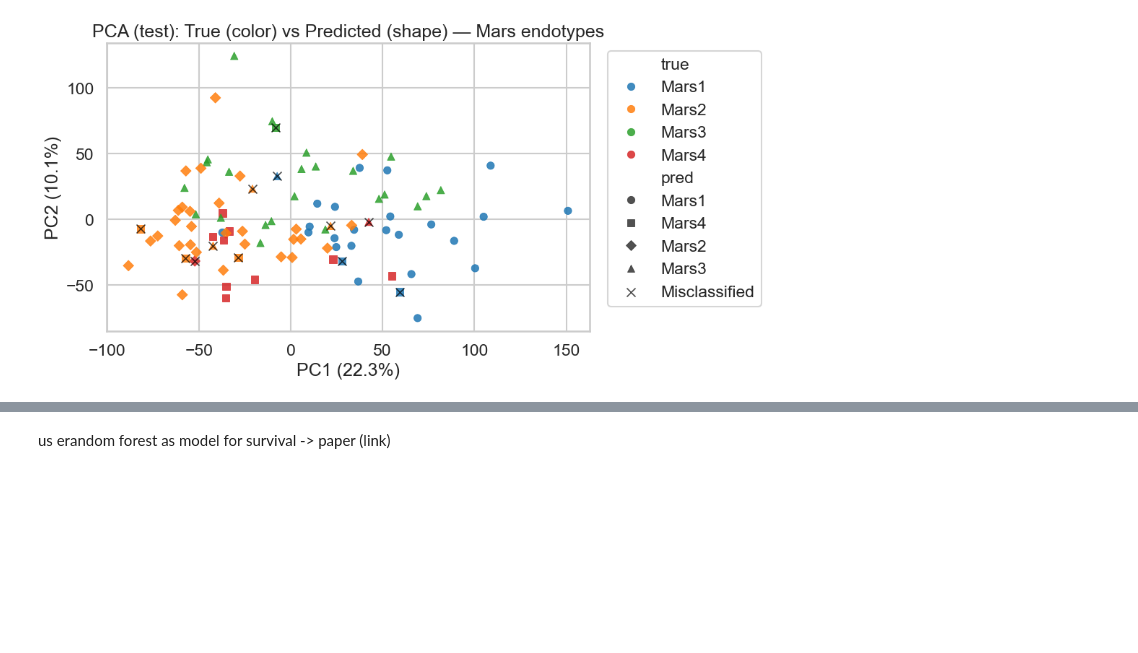
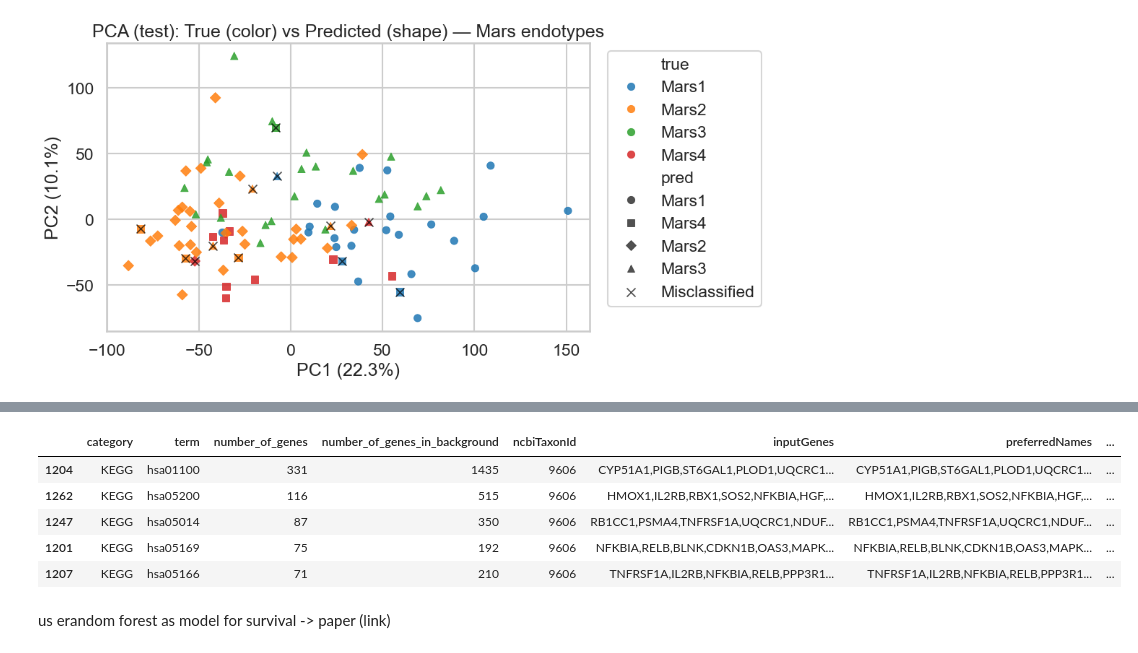
Before and after one commit to DErxFla/ml-sepsis-project, a Jupyter notebook: sepsis_model.ipynb, the cells around one changed output, grey strips where cells are left out. Cells and saved outputs as stored; diff of their text form; code cells hidden in the pictures; blank space fills up the shorter version.

```diff
--- a/sepsis_model.ipynb
+++ b/sepsis_model.ipynb
@@ -875,0 +788,8 @@ first 20: ['RPS4Y1', 'MMP8', 'OLFM4', 'IFI27', 'IFIT1', 'EPSTI1', 'EIF1AY', 'DEF
+# %%
+imp_df_top10, full = plot_top_feature_importances(
+    fitted_pipeline=best_model,   # tuned RF model
+    top_n=10,
+    title="Tuned Random Forest: Top 10 important genes",
+    palette=DEFAULT_BLUE_PALETTE,
+    plot_show=False # if you want to see change to True
+)
@@ -876,3 +798,14 @@ first 20: ['RPS4Y1', 'MMP8', 'OLFM4', 'IFI27', 'IFIT1', 'EPSTI1', 'EIF1AY', 'DEF
+# %%
+string_ids = stringdb.get_string_ids(full["feature"])
+enrichment_df = stringdb.get_enrichment(string_ids.queryItem)
+enrichment_df[enrichment_df["category"] == "KEGG"].sort_values("number_of_genes", ascending=False).head()
+# %% [output]
+|  | category | term | number_of_genes | number_of_genes_in_background | ncbiTaxonId | inputGenes | preferredNames | ... |
+| 1204 | KEGG | hsa01100 | 331 | 1435 | 9606 | CYP51A1,PIGB,ST6GAL1,PLOD1,UQCRC1... | CYP51A1,PIGB,ST6GAL1,PLOD1,UQCRC1... | ... |
+| 1262 | KEGG | hsa05200 | 116 | 515 | 9606 | HMOX1,IL2RB,RBX1,SOS2,NFKBIA,HGF,... | HMOX1,IL2RB,RBX1,SOS2,NFKBIA,HGF,... | ... |
+| 1247 | KEGG | hsa05014 | 87 | 350 | 9606 | RB1CC1,PSMA4,TNFRSF1A,UQCRC1,NDUF... | RB1CC1,PSMA4,TNFRSF1A,UQCRC1,NDUF... | ... |
+| 1201 | KEGG | hsa05169 | 75 | 192 | 9606 | NFKBIA,RELB,BLNK,CDKN1B,OAS3,MAPK... | NFKBIA,RELB,BLNK,CDKN1B,OAS3,MAPK... | ... |
+| 1207 | KEGG | hsa05166 | 71 | 210 | 9606 | TNFRSF1A,IL2RB,NFKBIA,RELB,PPP3R1... | TNFRSF1A,IL2RB,NFKBIA,RELB,PPP3R1... | ... |
 # %% [markdown]
 us erandom forest as model for survival -> paper (link)
 # %% [markdown]
```
Also changed, not shown: parts of 15 cells of this notebook, 1 other file.
